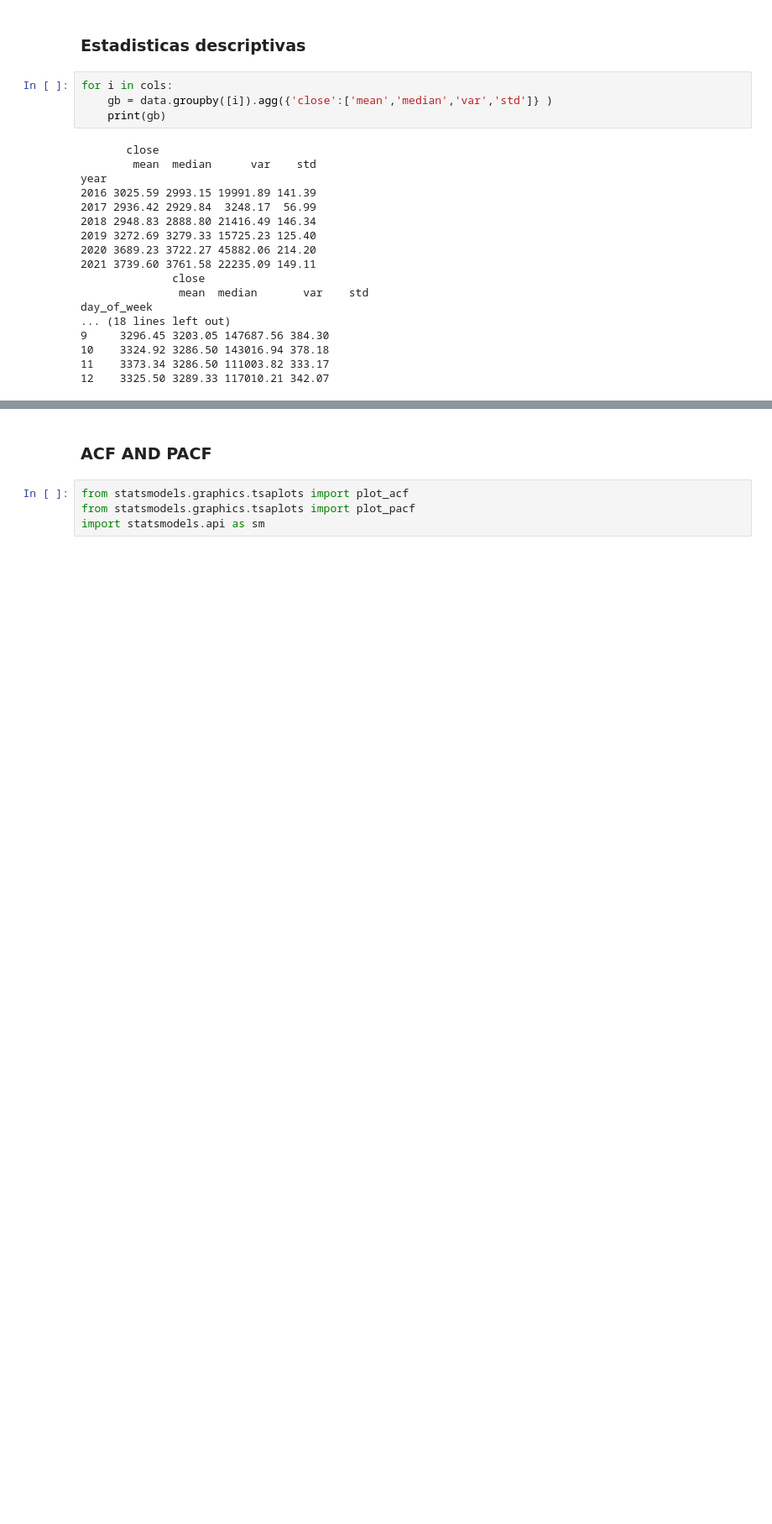
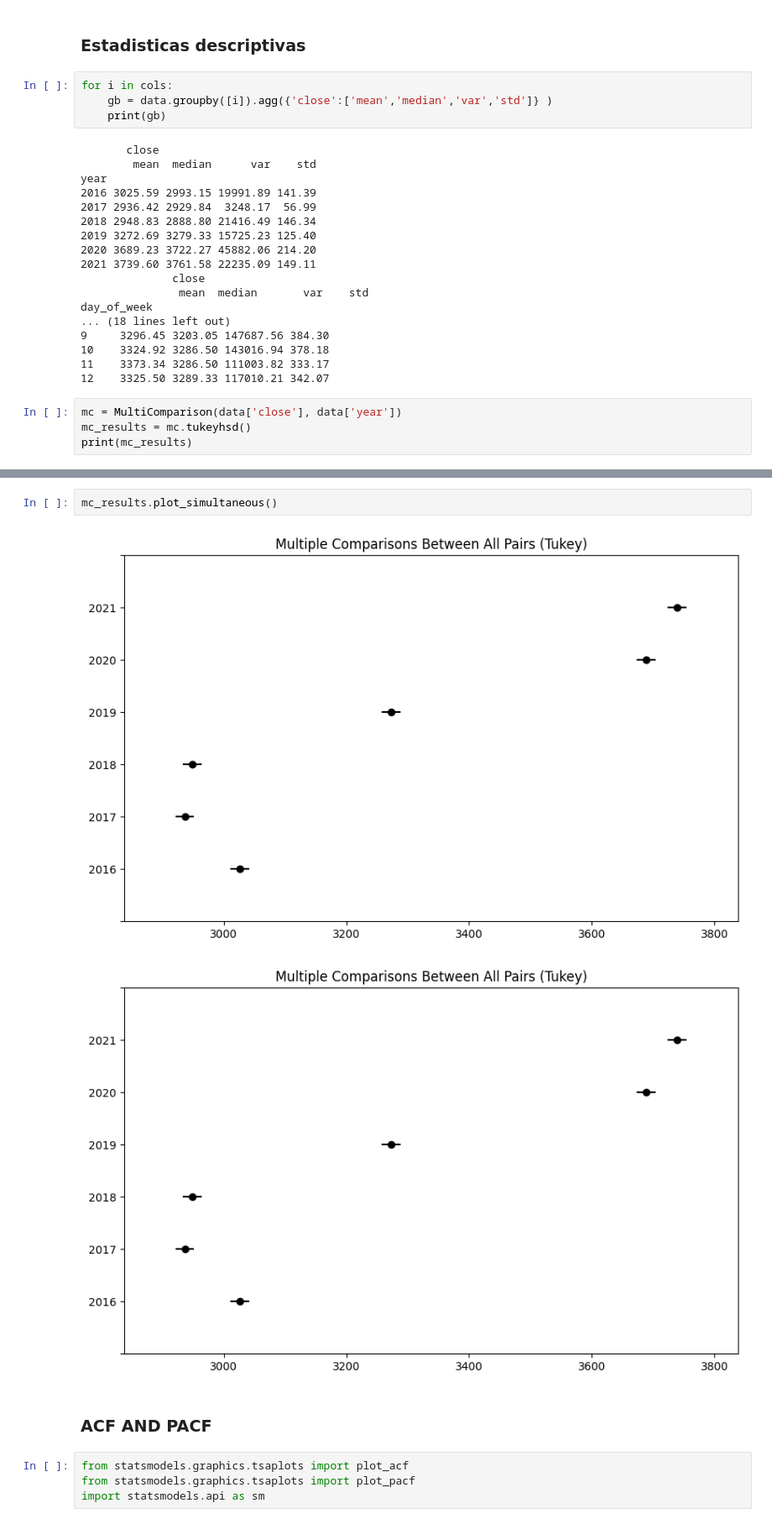
Before and after one commit to stivenlopezg/Stock-Forecasting, a Jupyter notebook: Time_Series_AED.ipynb, the cells around one changed output, grey strips where cells are left out. Shown at 84% size. Saved outputs shown, nothing was run; the diff lists cells and outputs as text; blank space fills up the shorter version.

Commit message:
Add Multicomparasion Test in AED

```diff
--- a/Time_Series_AED.ipynb
+++ b/Time_Series_AED.ipynb
@@ -118,3 +92,7 @@ day_of_week
 10    3324.92 3286.50 143016.94 378.18
 11    3373.34 3286.50 111003.82 333.17
 12    3325.50 3289.33 117010.21 342.07
+# %%
+mc = MultiComparison(data['close'], data['year'])
+mc_results = mc.tukeyhsd()
+print(mc_results)
@@ -121,3 +120,8 @@ day_of_week
+# %%
+mc_results.plot_simultaneous()
+# %% [output]
+[figure, added]
+[figure, added]
 # %% [markdown]
 ### ACF AND PACF
 # %%
```
Also changed, not shown: parts of 12 cells of this notebook.
